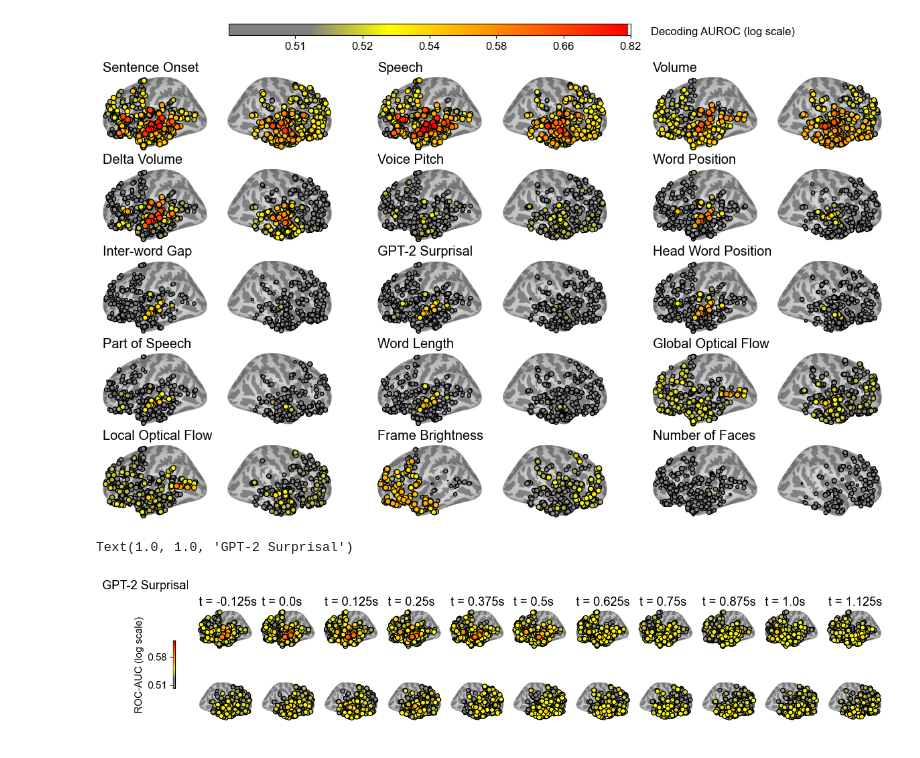
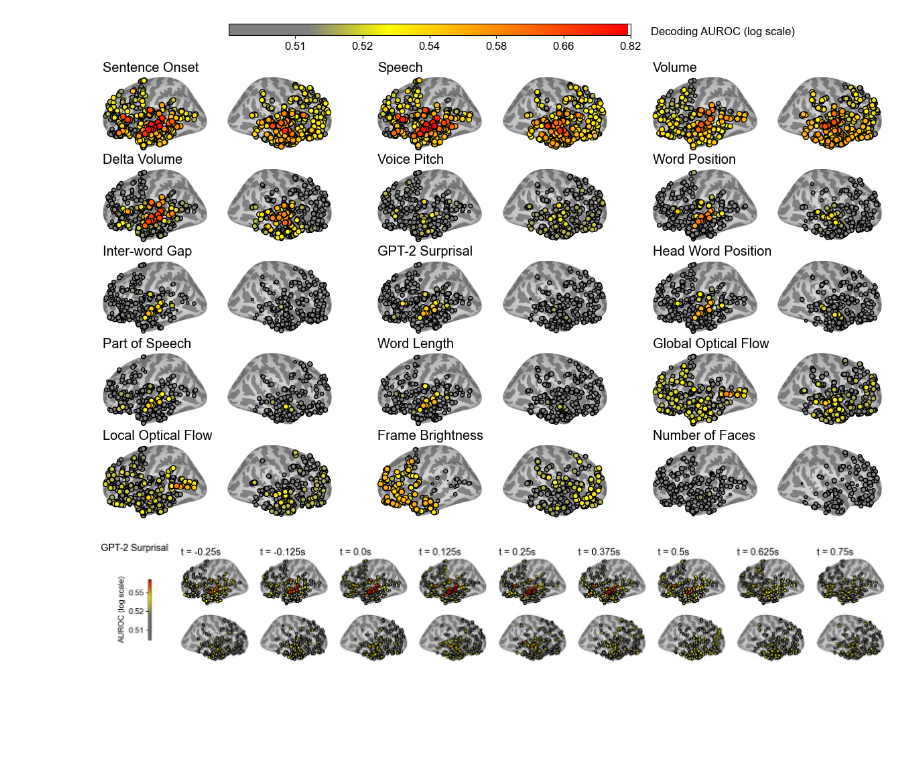
Before and after one commit to insight-neuro/neuroprobe, a Jupyter notebook: analyses/time_space_decoding_analysis/time_space_decoding_analysis.ipynb, the cells around one changed output. Drawn from its saved outputs; the diff is of its cells as text; code cells hidden in the pictures; blank space fills up the shorter version.

```diff
--- a/analyses/time_space_decoding_analysis/time_space_decoding_analysis.ipynb
+++ b/analyses/time_space_decoding_analysis/time_space_decoding_analysis.ipynb
@@ -130,7 +132,7 @@ scale = lambda x: (np.log(max((x - lower), epsilon)))
 inverse_scale = lambda x: np.exp(x) + lower
 # %%
 import seaborn as sns
-def plot_electrodes(plot_df, ax=None, hemisphere="left", title=None, vmin=None, vmax=None):
+def plot_electrodes(plot_df, ax=None, hemisphere="left", title=None, vmin=None, vmax=None, min_size=0, max_size=40):
     plot_df = plot_df.dropna() #TODO NOTE
     plot_df = plot_df.sort_values(by='avg_test', ascending=True)
 
@@ -160,8 +162,6 @@ def plot_electrodes(plot_df, ax=None, hemisphere="left", title=None, vmin=None,
     assert(list(sorted(color))==list(color))
 
     # Scale dot sizes based on color values - smaller for darker/grayer values
-    min_size = 0
-    max_size = 40
     scaled_color = np.maximum(color, 0.5).apply(scale)
 
     size_range = max_size - min_size
@@ -247,9 +247,18 @@ plt.savefig('analyses/time_space_decoding_analysis/space_decoding_analysis.pdf',
 # %%
 task = "gpt2_surprisal"
 
+
+grey_to_red = LinearSegmentedColormap.from_list('grey_to_red', [(0.0, 'grey'), (0.4, 'grey'), (0.7, 'yellow'), (1.0, 'red')])
+grey_to_viridis = LinearSegmentedColormap.from_list('grey_to_viridis', [(0.0, 'grey'), (0.1, 'grey'), (1.0, '#fde725')])
+
+lower = 0.501
+epsilon = 1e-4
+scale = lambda x: (np.log(max((x - lower), epsilon)))
+inverse_scale = lambda x: np.exp(x) + lower
+
 times = list(np.arange(-0.5, 1.25, 0.125))
-fig = plt.figure(figsize=(15, 3))
-selected_times = times[2::1]
+fig = plt.figure(figsize=(20, 3))
+selected_times = times[1:-3]
 num_cols = len(selected_times)
 num_rows = 1
 
@@ -259,34 +268,34 @@ outer = gridspec.GridSpec(num_rows, num_cols, wspace=0.2, hspace=0.0, width_rati
 for i in range(num_rows):
     for j in range(1, num_cols):
         # Index in outer grid
         outer_idx = i * num_cols + j
 
         # Define inner 2x1 grid within this cell
         inner = gridspec.GridSpecFromSubplotSpec(
             2, 1, subplot_spec=outer[outer_idx], hspace=0.05
         )
 
         for k in range(2):
             ax = fig.add_subplot(inner[k])
 #             print(i*4+j)
             time = selected_times[j]
             task_df = results_df[results_df.time_bin==time].groupby(['task','ID']).max(['avg_test']).loc[task].copy()
 
             merged_df = pd.merge(scaled_coords_df, task_df, on="ID", how="left")
             hem = ["left","right"][k]
-            sc = plot_electrodes(merged_df, hemisphere=hem, ax=ax, title=task, vmax=scale(0.85))
+            sc = plot_electrodes(merged_df, hemisphere=hem, ax=ax, title=task, vmax=scale(0.6), min_size=0, max_size=20)
 
             if k == 0:
                 ax.set_title(f"t = {time}s", loc='left')
 
 ax = fig.add_subplot(outer[0])
 cbar = fig.colorbar(sc, ax=ax, orientation='vertical', location='left')
 cbar.ax.tick_params()
 cbar.ax.yaxis.set_major_formatter(FuncFormatter(lambda val, pos: f"{inverse_scale(val):.02}"))
-cbar.set_label("ROC-AUC (log scale)")
+cbar.set_label("AUROC (log scale)")
 ax.set_axis_off()
 plt.tight_layout()
 plt.title(task_name_mapping[task], loc="right")
+plt.show()
 # %% [output]
-Text(1.0, 1.0, 'GPT-2 Surprisal')
-[figure, old version]
+[figure, new version]
```
Also changed, not shown: parts of 6 cells of this notebook, 6 other files.
